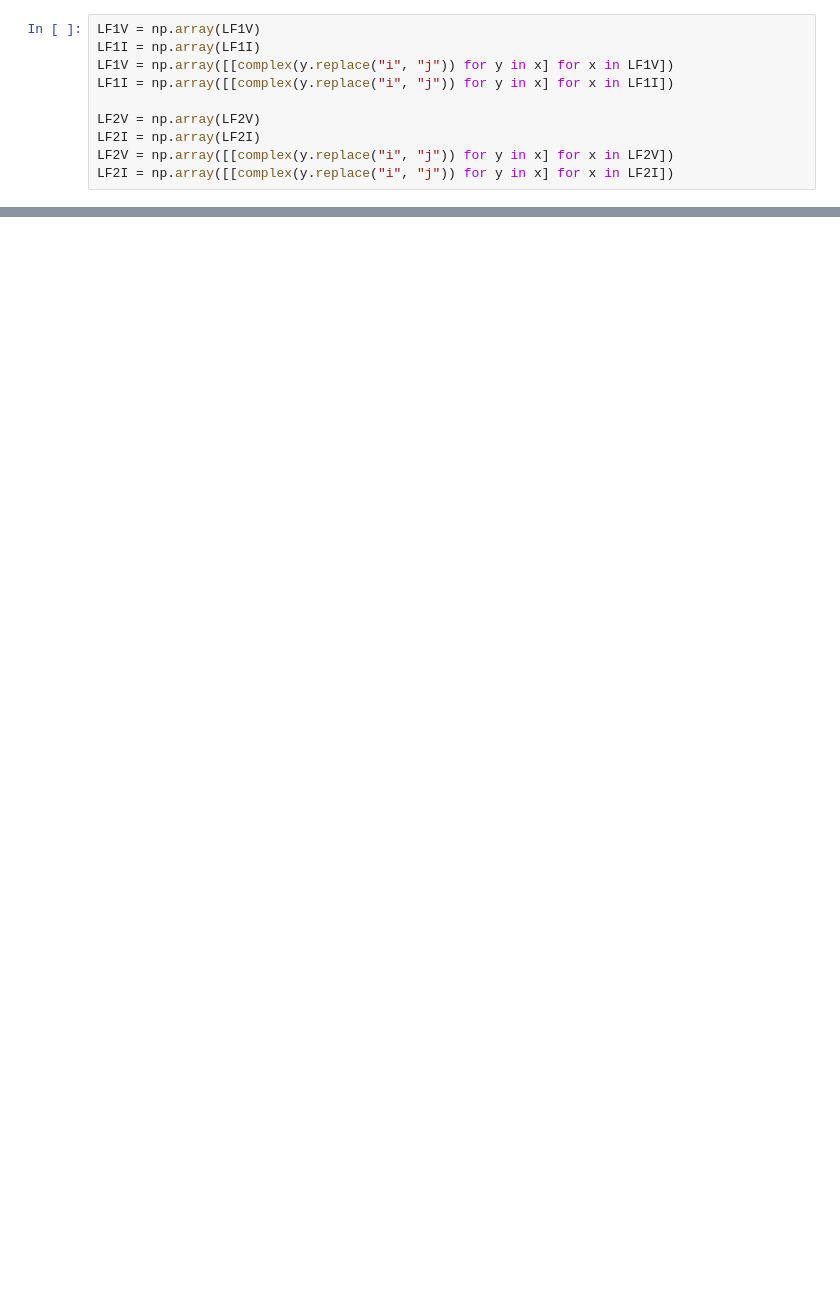
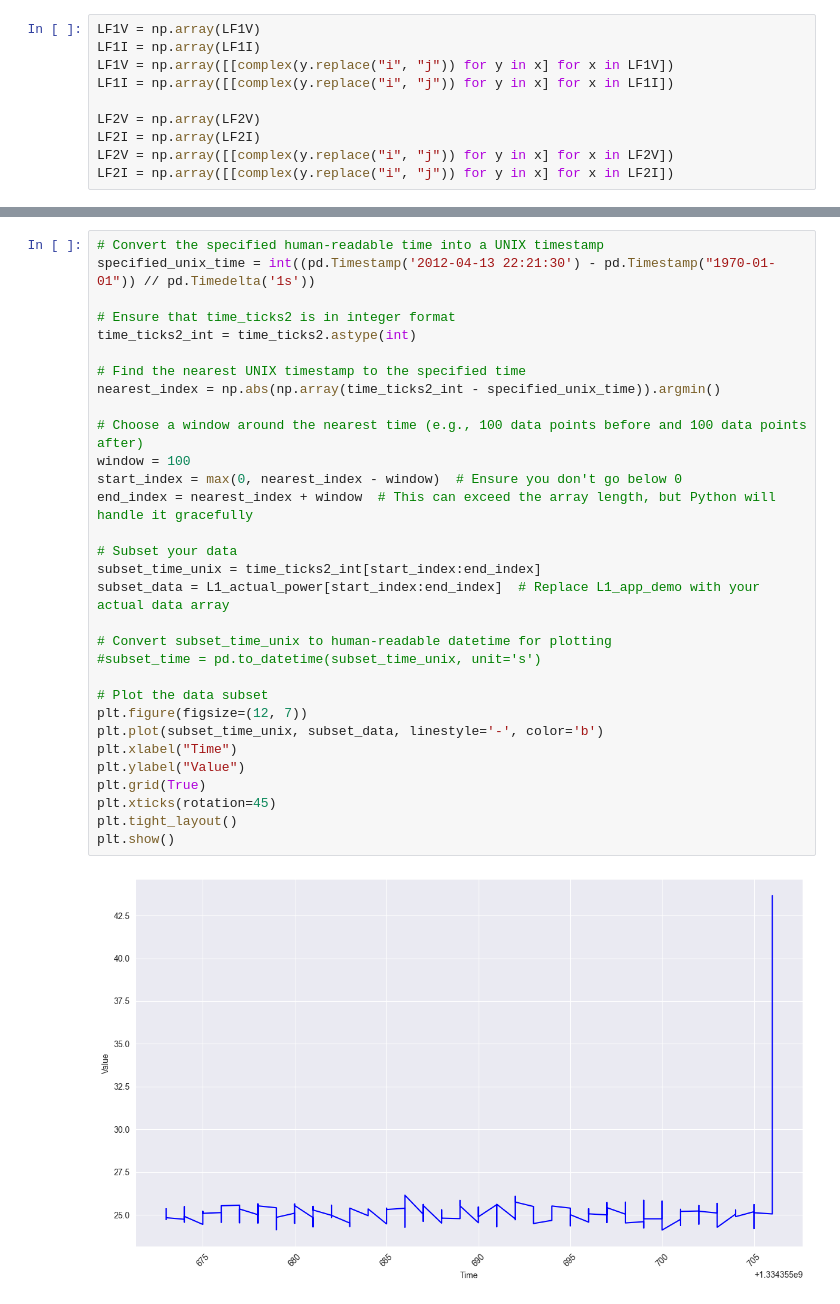
Before and after one commit to Policooo/Sustainable-Energy-Behavior, a Jupyter notebook: data_processing.ipynb, the cells around one changed output, grey strips where cells are left out. Saved outputs shown, nothing was run; the diff lists cells and outputs as text; blank space fills up the shorter version.

```diff
--- a/data_processing.ipynb
+++ b/data_processing.ipynb
@@ -65,0 +105,33 @@ plt.show()
+# %%
+# Convert the specified human-readable time into a UNIX timestamp
+specified_unix_time = int((pd.Timestamp('2012-04-13 22:21:30') - pd.Timestamp("1970-01-01")) // pd.Timedelta('1s'))
+
+# Ensure that time_ticks2 is in integer format
+time_ticks2_int = time_ticks2.astype(int)
+
+# Find the nearest UNIX timestamp to the specified time
+nearest_index = np.abs(np.array(time_ticks2_int - specified_unix_time)).argmin()
+
+# Choose a window around the nearest time (e.g., 100 data points before and 100 data points after)
+window = 100
+start_index = max(0, nearest_index - window)  # Ensure you don't go below 0
+end_index = nearest_index + window  # This can exceed the array length, but Python will handle it gracefully
+
+# Subset your data
+subset_time_unix = time_ticks2_int[start_index:end_index]
+subset_data = L1_actual_power[start_index:end_index]  # Replace L1_app_demo with your actual data array
+
+# Convert subset_time_unix to human-readable datetime for plotting
+#subset_time = pd.to_datetime(subset_time_unix, unit='s')
+
+# Plot the data subset
+plt.figure(figsize=(12, 7))
+plt.plot(subset_time_unix, subset_data, linestyle='-', color='b')
+plt.xlabel("Time")
+plt.ylabel("Value")
+plt.grid(True)
+plt.xticks(rotation=45)
+plt.tight_layout()
+plt.show()
+# %% [output]
+[figure, added]
```
Also changed, not shown: parts of 8 cells of this notebook.
